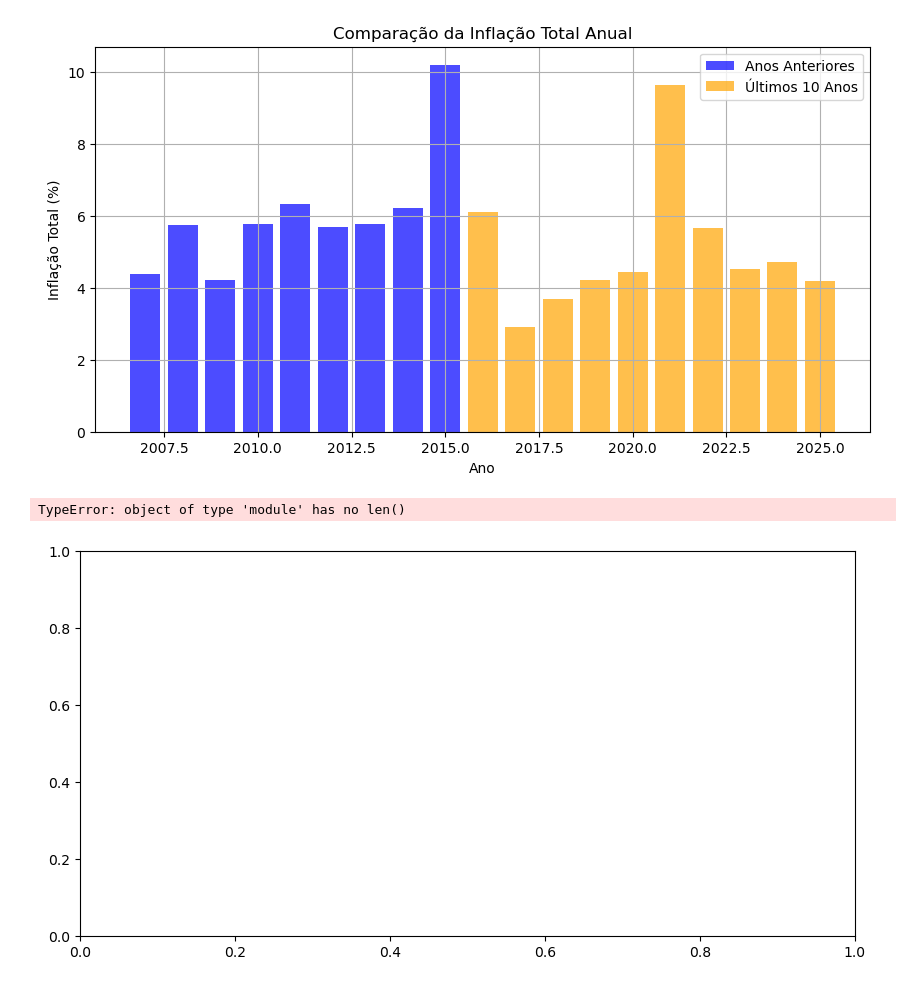
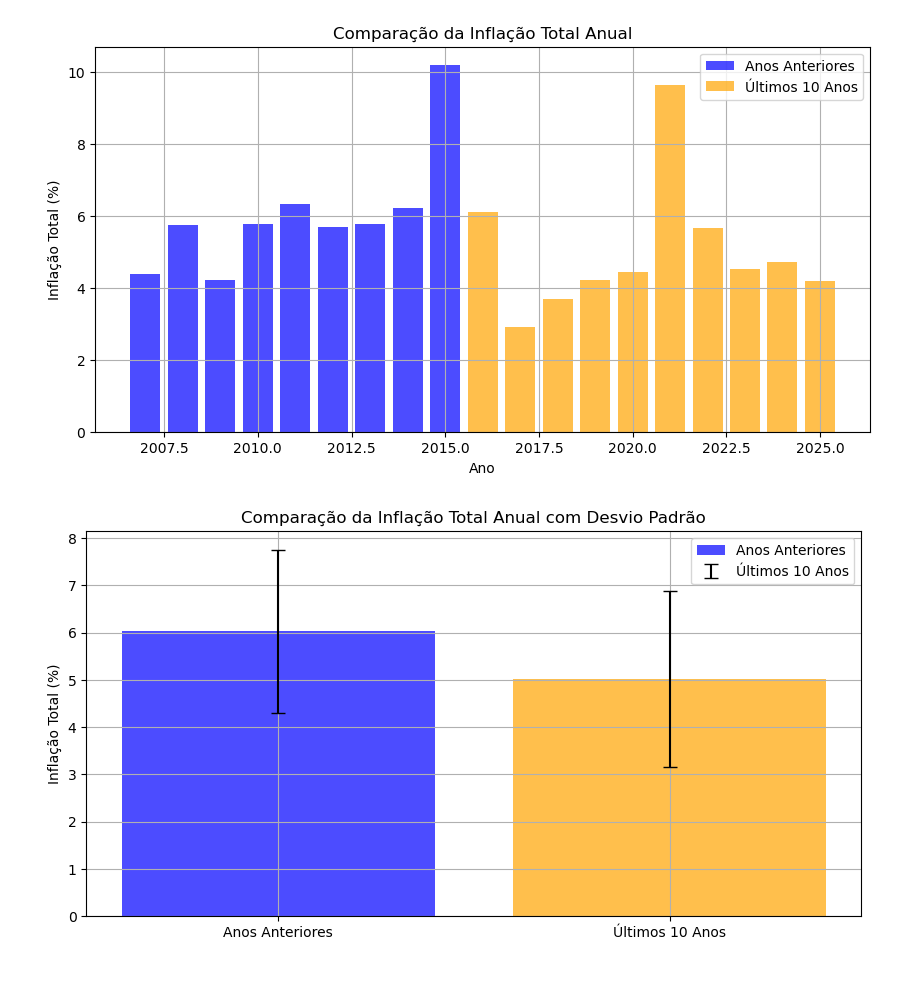
Before and after one commit to KelvenAlcantara/public_projects_economics, a Jupyter notebook: inflacao_custo_vida/analysis.ipynb, the cells around one changed output. Drawn from its saved outputs; the diff is of its cells as text; code cells hidden in the pictures.

```diff
--- a/inflacao_custo_vida/analysis.ipynb
+++ b/inflacao_custo_vida/analysis.ipynb
@@ -198,13 +198,13 @@ plt.show()
 # %%
 # Exemplo visual didatico de std
 plt.figure(figsize=(10, 5))
+colors = ['blue', 'orange']
 plt.bar(periods, means, color=colors, alpha=0.7)
 plt.errorbar(periods, means, yerr=[desvio_anteriores, desvio_ultimos_10_anos], fmt='none', ecolor='black', capsize=5)
 plt.ylabel('Inflação Total (%)')
 plt.title('Comparação da Inflação Total Anual com Desvio Padrão')
 plt.legend(periods)
 plt.grid()
 plt.show()
 # %% [output]
-TypeError: object of type 'module' has no len()
-[figure, old version]
+[figure, new version]
```
Also changed, not shown: parts of 13 cells of this notebook, 10 other files.
